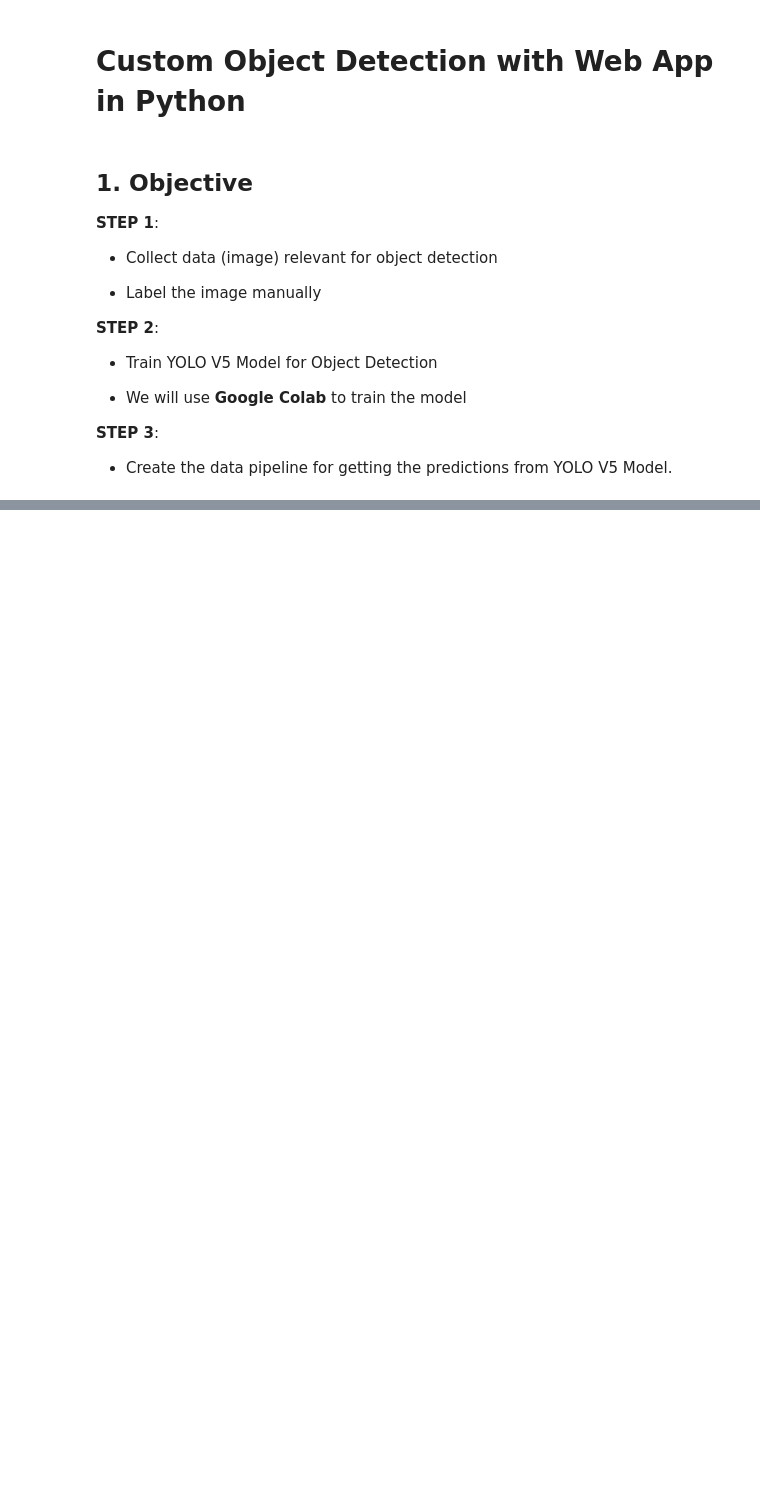
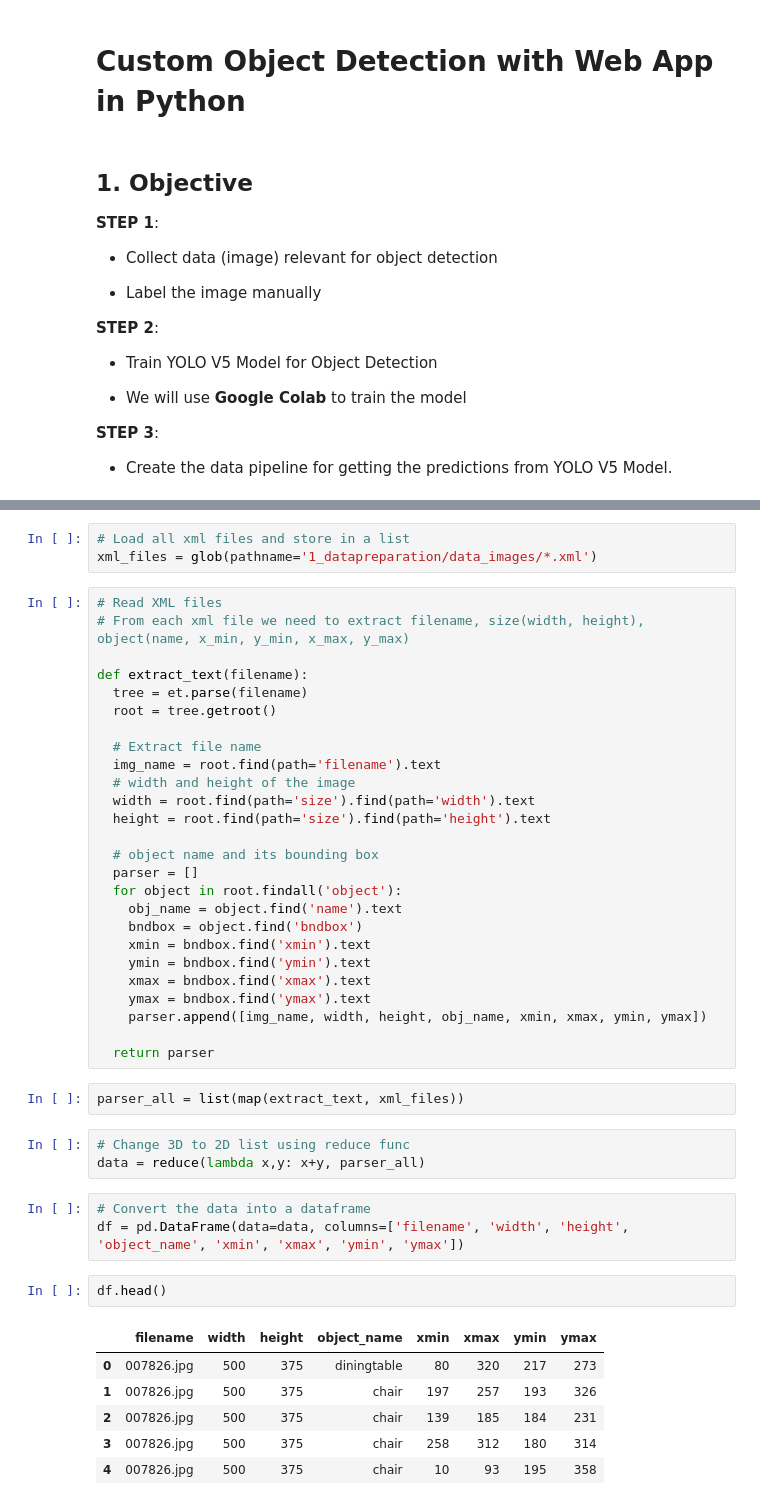
Before and after one commit to diardanoraihan/Web_App_Object_Detection, a Jupyter notebook: main.ipynb, the cells around one changed output, grey strips where cells are left out. Drawn from its saved outputs; the diff is of its cells as text; blank space fills up the shorter version.

```diff
--- a/main.ipynb
+++ b/main.ipynb
@@ -83,0 +134,46 @@ We always need to select or collect the data accordingly to our required object.
+# %%
+# Load all xml files and store in a list
+xml_files = glob(pathname='1_datapreparation/data_images/*.xml')
+# %%
+# Read XML files
+# From each xml file we need to extract filename, size(width, height), object(name, x_min, y_min, x_max, y_max)
+
+def extract_text(filename):
+  tree = et.parse(filename)
+  root = tree.getroot()
+
+  # Extract file name
+  img_name = root.find(path='filename').text
+  # width and height of the image
+  width = root.find(path='size').find(path='width').text
+  height = root.find(path='size').find(path='height').text
+
+  # object name and its bounding box
+  parser = []
+  for object in root.findall('object'):
+    obj_name = object.find('name').text
+    bndbox = object.find('bndbox')
+    xmin = bndbox.find('xmin').text
+    ymin = bndbox.find('ymin').text
+    xmax = bndbox.find('xmax').text
+    ymax = bndbox.find('ymax').text
+    parser.append([img_name, width, height, obj_name, xmin, xmax, ymin, ymax])
+
+  return parser
+# %%
+parser_all = list(map(extract_text, xml_files))
+# %%
+# Change 3D to 2D list using reduce func
+data = reduce(lambda x,y: x+y, parser_all)
+# %%
+# Convert the data into a dataframe
+df = pd.DataFrame(data=data, columns=['filename', 'width', 'height', 'object_name', 'xmin', 'xmax', 'ymin', 'ymax'])
+# %%
+df.head()
+# %% [output]
+|  | filename | width | height | object_name | xmin | xmax | ymin | ymax |
+| 0 | 007826.jpg | 500 | 375 | diningtable | 80 | 320 | 217 | 273 |
+| 1 | 007826.jpg | 500 | 375 | chair | 197 | 257 | 193 | 326 |
+| 2 | 007826.jpg | 500 | 375 | chair | 139 | 185 | 184 | 231 |
+| 3 | 007826.jpg | 500 | 375 | chair | 258 | 312 | 180 | 314 |
+| 4 | 007826.jpg | 500 | 375 | chair | 10 | 93 | 195 | 358 |
```
Also changed, not shown: parts of 12 cells of this notebook.
